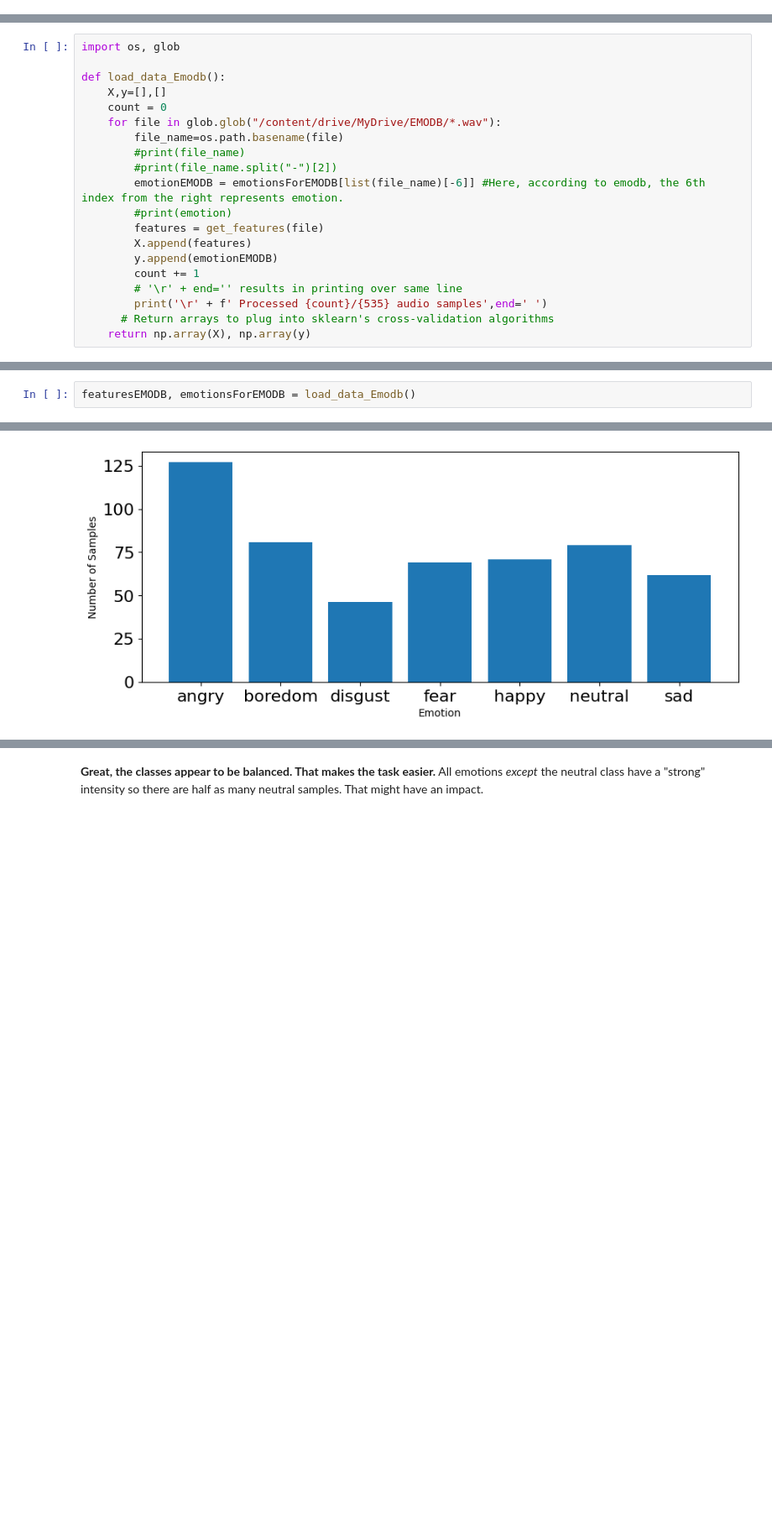
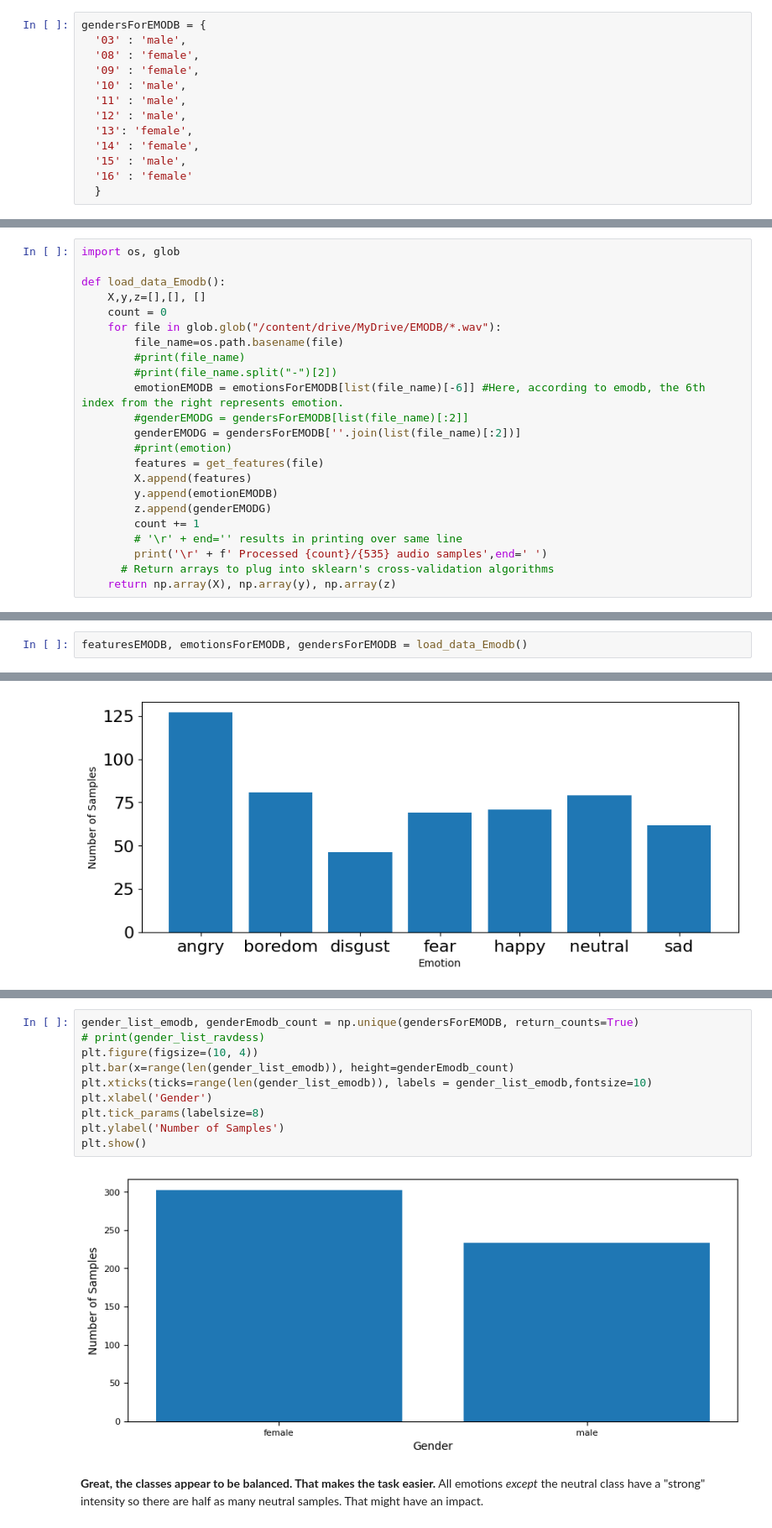
Before and after one commit to goose2711/Week-2_Data_Preprocessing, a Jupyter notebook: Week_2_Data_Preprocessing.ipynb, the cells around one changed output, grey strips where cells are left out. Shown at 84% size. Cells and saved outputs as stored; diff of their text form; blank space fills up the shorter version.

```diff
--- a/Week_2_Data_Preprocessing.ipynb
+++ b/Week_2_Data_Preprocessing.ipynb
@@ -828,3 +830,16 @@ emotionsForEMODB ={
+# %%
+gendersForEMODB = {
+  '03' : 'male',
+  '08' : 'female',
+  '09' : 'female',
+  '10' : 'male',
+  '11' : 'male',
+  '12' : 'male',
+  '13': 'female',
+  '14' : 'female',
+  '15' : 'male',
+  '16' : 'female'
+  }
 # %% [markdown]
 Finally, let's load our entire dataset and compute the features of each audio file:
 # %% [markdown]
@@ -859,22 +874,25 @@ Loading EMODB
 import os, glob
 
 def load_data_Emodb():
-    X,y=[],[]
+    X,y,z=[],[], []
     count = 0
     for file in glob.glob("/content/drive/MyDrive/EMODB/*.wav"):
         file_name=os.path.basename(file)
         #print(file_name)
         #print(file_name.split("-")[2])
         emotionEMODB = emotionsForEMODB[list(file_name)[-6]] #Here, according to emodb, the 6th index from the right represents emotion.
+        #genderEMODG = gendersForEMODB[list(file_name)[:2]]
+        genderEMODG = gendersForEMODB[''.join(list(file_name)[:2])]
         #print(emotion)
         features = get_features(file)
         X.append(features)
         y.append(emotionEMODB)
+        z.append(genderEMODG)
         count += 1
         # '\r' + end='' results in printing over same line
         print('\r' + f' Processed {count}/{535} audio samples',end=' ')
       # Return arrays to plug into sklearn's cross-validation algorithms
-    return np.array(X), np.array(y)
+    return np.array(X), np.array(y), np.array(z)
 # %% [markdown]
 Compute the feature matrix and read the emotion labels for the entire dataset.
 Note that our regressor (independent/explanatory variable), usually denoted X, is named 'features', and our regressand (dependent variable), usually denoted y, is named 'emotions'.
@@ -883,7 +901,7 @@ featuresRAVDESS, emotionsForRAVDESS, gendersForRAVDESS = load_data_Ravdess()
 # %% [output]
 Processed 1435/1459 audio samples
 # %%
-featuresEMODB, emotionsForEMODB = load_data_Emodb()
+featuresEMODB, emotionsForEMODB, gendersForEMODB = load_data_Emodb()
 # %% [output]
  Processed 535/535 audio samples
 # %% [markdown]
@@ -992,3 +1012,15 @@ plt.show()
+# %%
+gender_list_emodb, genderEmodb_count = np.unique(gendersForEMODB, return_counts=True)
+# print(gender_list_ravdess)
+plt.figure(figsize=(10, 4))
+plt.bar(x=range(len(gender_list_emodb)), height=genderEmodb_count)
+plt.xticks(ticks=range(len(gender_list_emodb)), labels = gender_list_emodb,fontsize=10)
+plt.xlabel('Gender')
+plt.tick_params(labelsize=8)
+plt.ylabel('Number of Samples')
+plt.show()
+# %% [output]
+[figure, added]
 # %% [markdown]
 **Great, the classes appear to be balanced. That makes the task easier.** All emotions _except_ the neutral class have a "strong" intensity so there are half as many neutral samples. That might have an impact.
 # %% [markdown]
```
Also changed, not shown: parts of 12 cells of this notebook.
